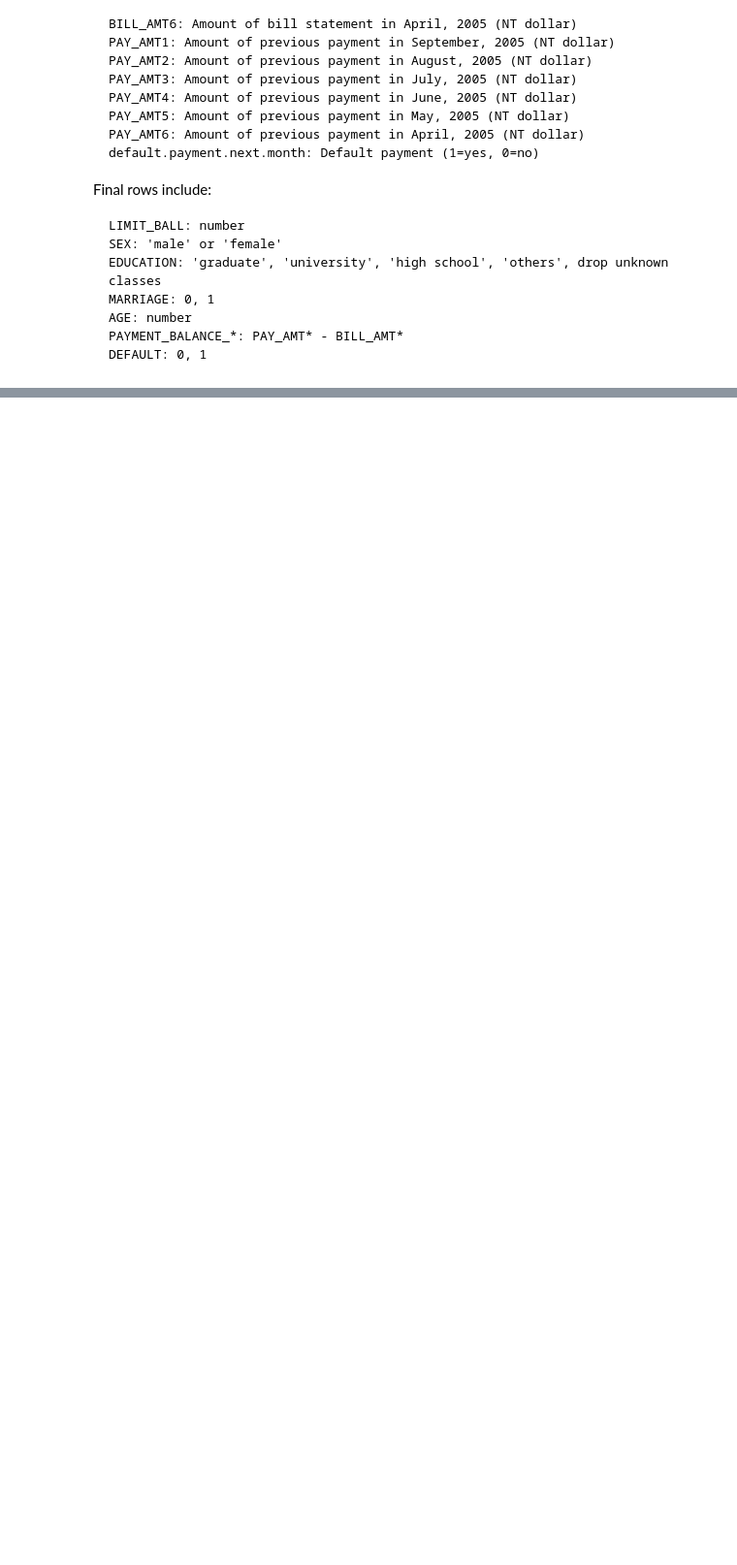
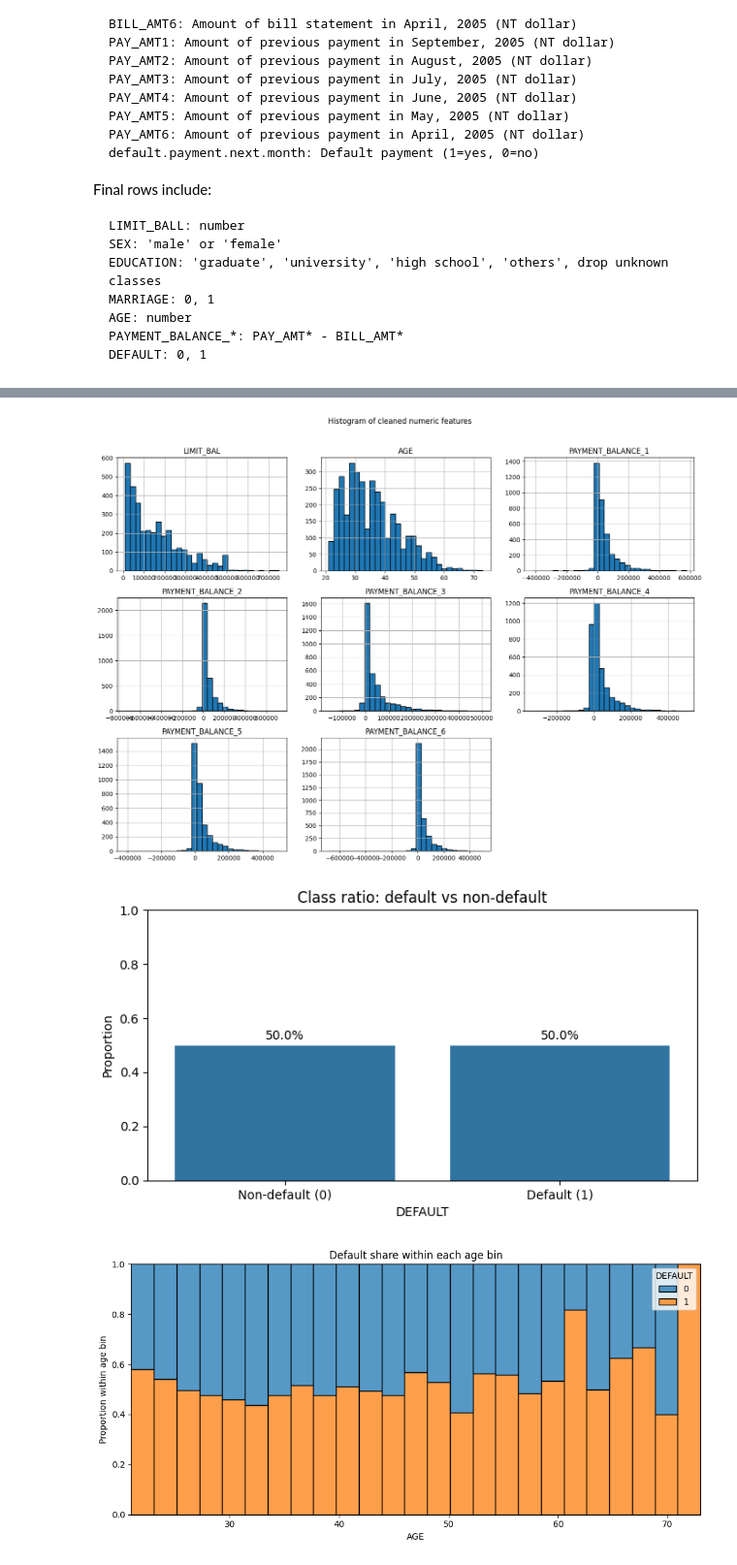
Before and after one commit to sydneycally-inclane-2812/gen-ai-prompt-evaluation, a Jupyter notebook: building-dataset.ipynb, the cells around one changed output, grey strips where cells are left out. Shown at 97% size. Cells and saved outputs as stored; diff of their text form; code cells hidden in the pictures; blank space fills up the shorter version.

```diff
--- a/building-dataset.ipynb
+++ b/building-dataset.ipynb
@@ -178,0 +408,6 @@ array([[<Axes: title={'center': 'LIMIT_BAL'}>,
+# %%
+draw_analytics(balanced_df)
+# %% [output]
+[figure, added]
+[figure, added]
+[figure, added]
```
Also changed, not shown: parts of 17 cells of this notebook, 2 other files.
